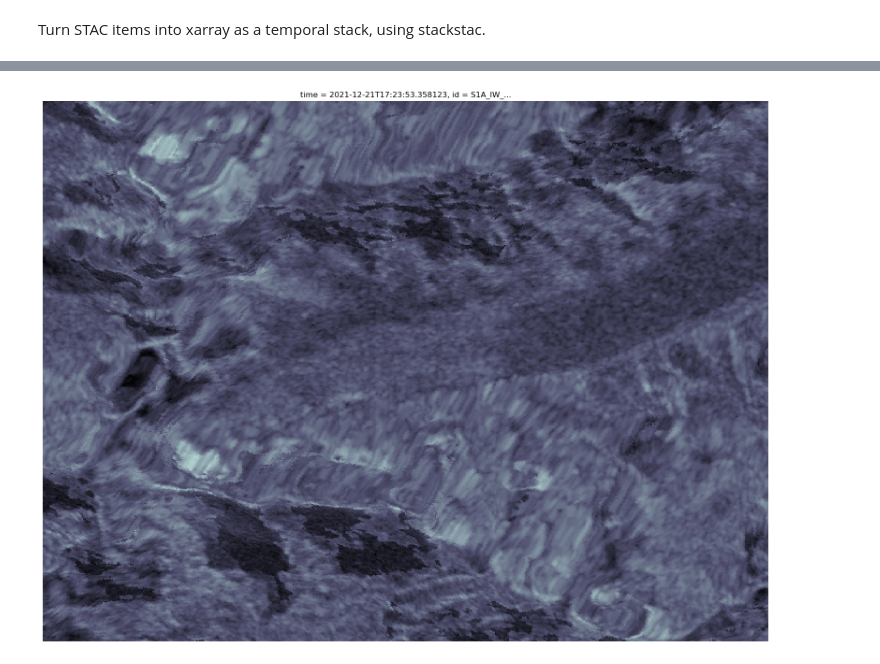
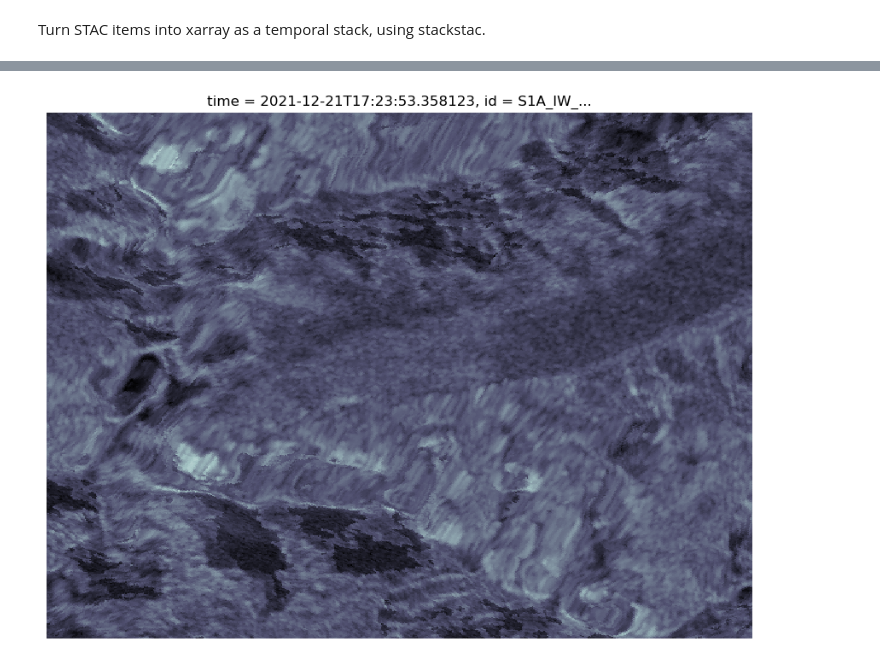
Before and after one commit to jbbarre/EarthGIF, a Jupyter notebook: ODC_sentinel1_Planetary.ipynb, the cells around one changed output, grey strips where cells are left out. Cells and saved outputs as stored; diff of their text form; code cells hidden in the pictures.

```diff
--- a/ODC_sentinel1_Planetary.ipynb
+++ b/ODC_sentinel1_Planetary.ipynb
@@ -114,7 +114,8 @@ search = (
     .search(
         bbox=bbox,
         datetime = "2021-01-01/2021-12-30",
-        collections = ["sentinel-1-rtc"]
+        collections = ["sentinel-1-rtc"],
+        #query={"sat:orbit_state": dict(eq="descending")}
 
     )
 )
@@ -125,6 +126,6 @@ print(str(len(items))+ ' scenes found')
 # %% [markdown]
 Turn STAC items into xarray as a temporal stack, using stackstac.
 # %%
-stack = stackstac.stack(items[0], bounds_latlon=bbox, epsg = 3124,resolution=10)
-stack
+stack = stackstac.stack(items, bounds_latlon=bbox, epsg = 3124,resolution=10)
+stack.coords
 # %% [output]
@@ -162,11 +211,10 @@ def db_scale(x):
 # %%
-
 img = (
     db_scale(vv)
     .coarsen(x=1, y=1, boundary="trim")
     .max()
-    .plot.imshow(cmap="bone", size=15,  add_colorbar=False)
+    .plot.imshow(cmap="bone", size=8,  add_colorbar=False)
 )
 img.axes.set_axis_off();
 # %% [output]
-[figure, old version]
+[figure, new version]
```
Also changed, not shown: parts of 10 cells of this notebook, 2 other files.
